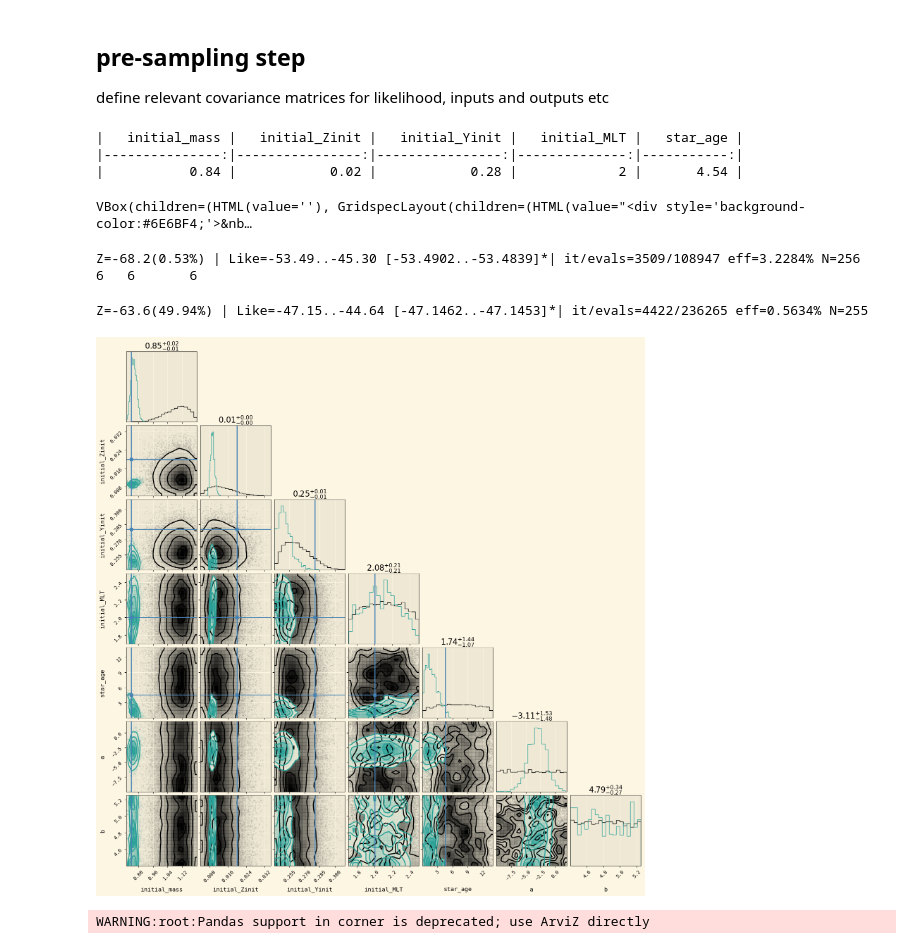
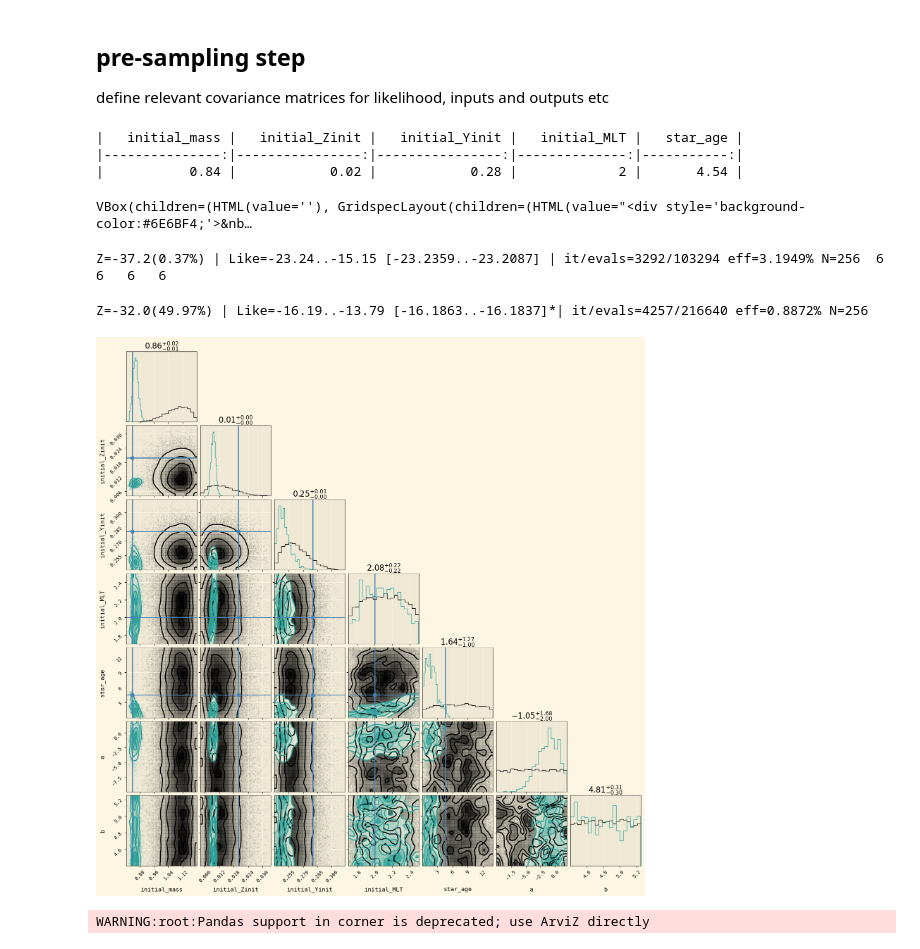
Before and after one commit to ojscutt/ultranest-pitchfork, a Jupyter notebook: stars/sDra/sDra.ipynb, the cells around one changed output. Saved outputs shown, nothing was run; the diff lists cells and outputs as text; code cells hidden in the pictures.

```diff
--- a/stars/sDra/sDra.ipynb
+++ b/stars/sDra/sDra.ipynb
@@ -234,7 +236,7 @@ obs_freqs = star_vals_df[[f"nu_0_{i}" for i in range(n_min, n_max+1)]].iloc[0].v
 
 dnu = star_df['dnu'].values[0]
 
-kernel = 5*kernels.ExpSquared(scale=3*dnu) ##### changed to 20 dnu instead of 5, 5 muHz too
+kernel = 5*kernels.ExpSquared(scale=5*dnu) ##### changed to 20 dnu instead of 5, 5 muHz too
 
 gp = GaussianProcess(kernel, obs_freqs, diag=1e-12)
 
@@ -256,7 +258,7 @@ min_num_live_points = 256
 print(star_df[['initial_mass', 'initial_Zinit', 'initial_Yinit', 'initial_MLT', 'star_age']].iloc[[0]].to_markdown(index=False))
 sampler = ultra_ns_vector_surface(priors=priors, observed_vals=star_obs_vals_df.values[0], pitchfork=pitchfork,log_sigma_det=log_sigma_det, sigma_inv=sigma_inv, nu_max = nu_max, n_min=n_min, n_max=n_max, logl_scale=1)
 results = sampler(ndraw_min, ndraw_max).run(min_num_live_points=min_num_live_points, cluster_num_live_points=.1*min_num_live_points, frac_remain=.5)#, max_ncalls=5e6)
-with open('samples.pkl', 'wb') as fp:
+with open('samples_phot.pkl', 'wb') as fp:
     pickle.dump(results, fp, protocol=pickle.HIGHEST_PROTOCOL)
 
 sampler.cleanup()
@@ -265,8 +267,8 @@ sampler.cleanup()
 |---------------:|----------------:|----------------:|--------------:|-----------:|
 |           0.84 |            0.02 |            0.28 |             2 |       4.54 |
 VBox(children=(HTML(value=''), GridspecLayout(children=(HTML(value="<div style='background-color:#6E6BF4;'>&nb…
-Z=-68.2(0.53%) | Like=-53.49..-45.30 [-53.4902..-53.4839]*| it/evals=3509/108947 eff=3.2284% N=256     6   6       6
+Z=-37.2(0.37%) | Like=-23.24..-15.15 [-23.2359..-23.2087] | it/evals=3292/103294 eff=3.1949% N=256  6  6   6   6
-Z=-63.6(49.94%) | Like=-47.15..-44.64 [-47.1462..-47.1453]*| it/evals=4422/236265 eff=0.5634% N=255
+Z=-32.0(49.97%) | Like=-16.19..-13.79 [-16.1863..-16.1837]*| it/evals=4257/216640 eff=0.8872% N=256
 # %%
 def inspect_star(path):
 
@@ -287,35 +289,35 @@ def inspect_star(path):
     b_prior = prior_funcs.custom_uniform_prior(4.4, 5.25)
 
 
     priors = [mass_prior, Zinit_prior, Yinit_prior, MLT_prior, age_prior, a_prior, b_prior]
 
     colors = plt.rcParams["axes.prop_cycle"].by_key()["color"]
 
     size = 10000
     prior_samples = np.array([prior.rvs(size=size) for prior in priors])
     legend_labels = []
     corner_color = 'black'
     figure = corner.corner(prior_samples.T, labels = labels, color=corner_color, hist_kwargs={'density':True}, smooth=True);
 
 
     star_json = f'{star_name}.json'
 
     star_df = pd.read_json(star_json).dropna(axis=1)
 
     published_inps = np.concatenate((star_df[['initial_mass', 'initial_Zinit', 'initial_Yinit', 'initial_MLT', 'star_age']].values[0],(np.nan,np.nan)))
 
-    with open('samples.pkl', 'rb') as fp:
+    with open('samples_phot.pkl', 'rb') as fp:
      samples = pickle.load(fp)
 
 
     corner.corner(samples['samples'], fig=figure, color=colors[1], truths = published_inps, hist_kwargs={'density':True}, smooth=True,show_titles=True);
 
     plt.show()
 
 
 inspect_star(star_name)
 # %% [output]
-[figure, old version]
+[figure, new version]
 # %%
 def posterior_pred(pitchfork, star_name):
 
```
Also changed, not shown: parts of 3 cells of this notebook, 9 other files.
